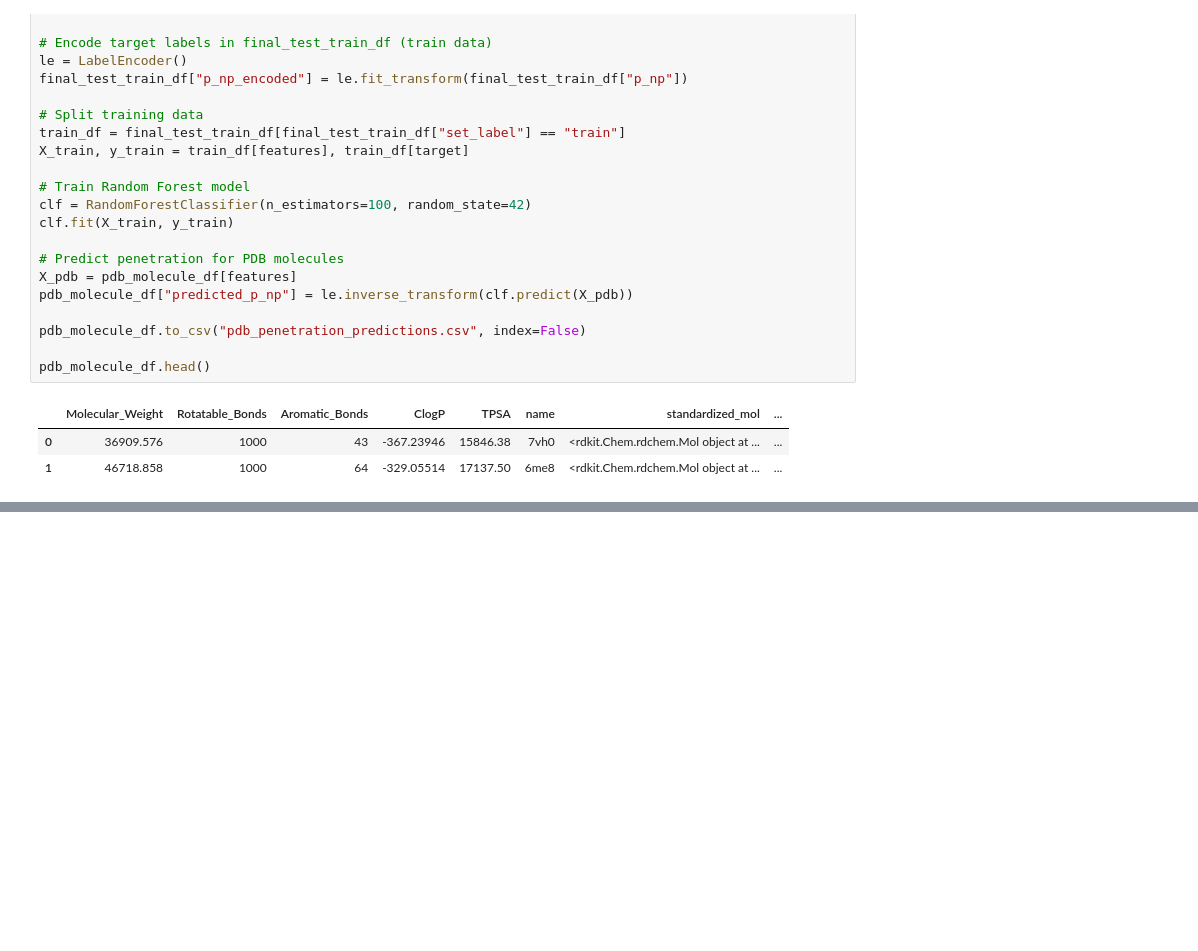
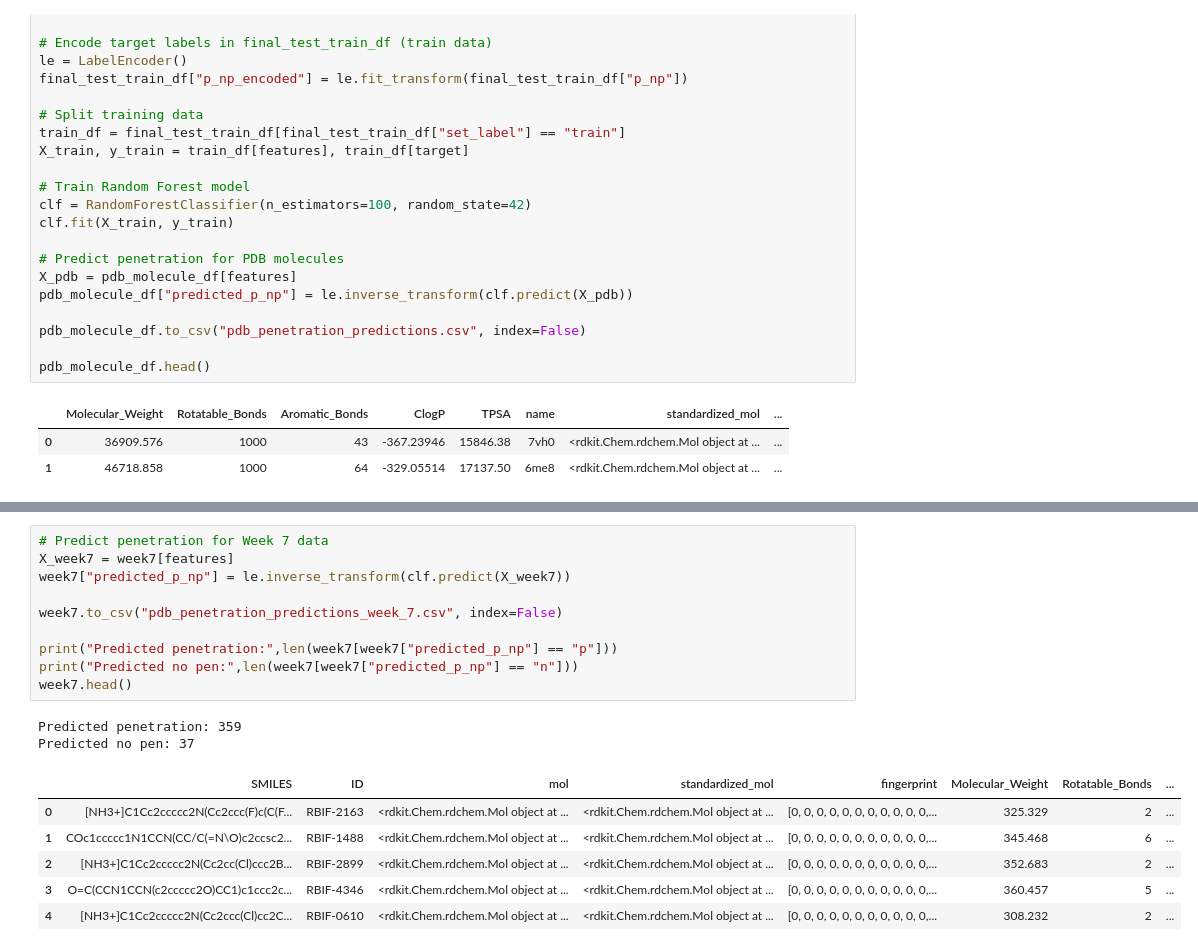
Before and after one commit to Steve-Cheney/Cheminformatics, a Jupyter notebook: rbif-110-a8/a8.ipynb, the cells around one changed output, grey strips where cells are left out. Drawn from its saved outputs; the diff is of its cells as text; blank space fills up the shorter version.

```diff
--- a/rbif-110-a8/a8.ipynb
+++ b/rbif-110-a8/a8.ipynb
@@ -581,0 +607,19 @@ pdb_molecule_df.head()
+# %%
+# Predict penetration for Week 7 data
+X_week7 = week7[features]
+week7["predicted_p_np"] = le.inverse_transform(clf.predict(X_week7))
+
+week7.to_csv("pdb_penetration_predictions_week_7.csv", index=False)
+
+print("Predicted penetration:",len(week7[week7["predicted_p_np"] == "p"]))
+print("Predicted no pen:",len(week7[week7["predicted_p_np"] == "n"]))
+week7.head()
+# %% [output]
+Predicted penetration: 359
+Predicted no pen: 37
+|  | SMILES | ID | mol | standardized_mol | fingerprint | Molecular_Weight | Rotatable_Bonds | ... |
+| 0 | [NH3+]C1Cc2ccccc2N(Cc2ccc(F)c(C(F... | RBIF-2163 | <rdkit.Chem.rdchem.Mol object at ... | <rdkit.Chem.rdchem.Mol object at ... | [0, 0, 0, 0, 0, 0, 0, 0, 0, 0, 0,... | 325.329 | 2 | ... |
+| 1 | COc1ccccc1N1CCN(CC/C(=N\O)c2ccsc2... | RBIF-1488 | <rdkit.Chem.rdchem.Mol object at ... | <rdkit.Chem.rdchem.Mol object at ... | [0, 0, 0, 0, 0, 0, 0, 0, 0, 0, 0,... | 345.468 | 6 | ... |
+| 2 | [NH3+]C1Cc2ccccc2N(Cc2cc(Cl)ccc2B... | RBIF-2899 | <rdkit.Chem.rdchem.Mol object at ... | <rdkit.Chem.rdchem.Mol object at ... | [0, 0, 0, 0, 0, 0, 0, 0, 0, 0, 0,... | 352.683 | 2 | ... |
+| 3 | O=C(CCN1CCN(c2ccccc2O)CC1)c1ccc2c... | RBIF-4346 | <rdkit.Chem.rdchem.Mol object at ... | <rdkit.Chem.rdchem.Mol object at ... | [0, 0, 0, 0, 0, 0, 0, 0, 0, 0, 0,... | 360.457 | 5 | ... |
+| 4 | [NH3+]C1Cc2ccccc2N(Cc2ccc(Cl)cc2C... | RBIF-0610 | <rdkit.Chem.rdchem.Mol object at ... | <rdkit.Chem.rdchem.Mol object at ... | [0, 0, 0, 0, 0, 0, 0, 0, 0, 0, 0,... | 308.232 | 2 | ... |
```
Also changed, not shown: parts of 9 cells of this notebook, 6 other files.
